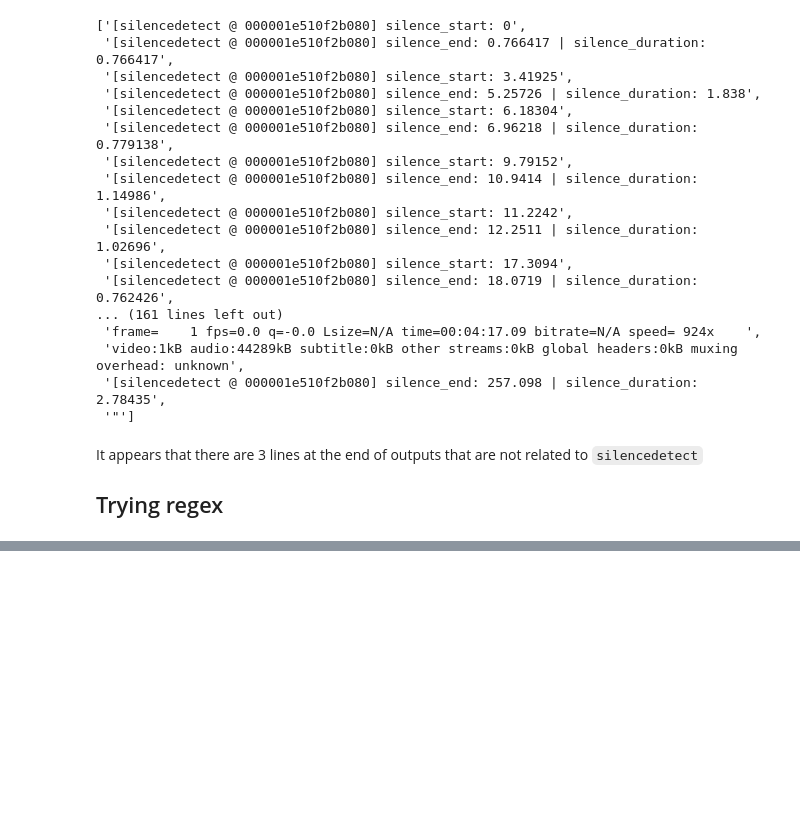
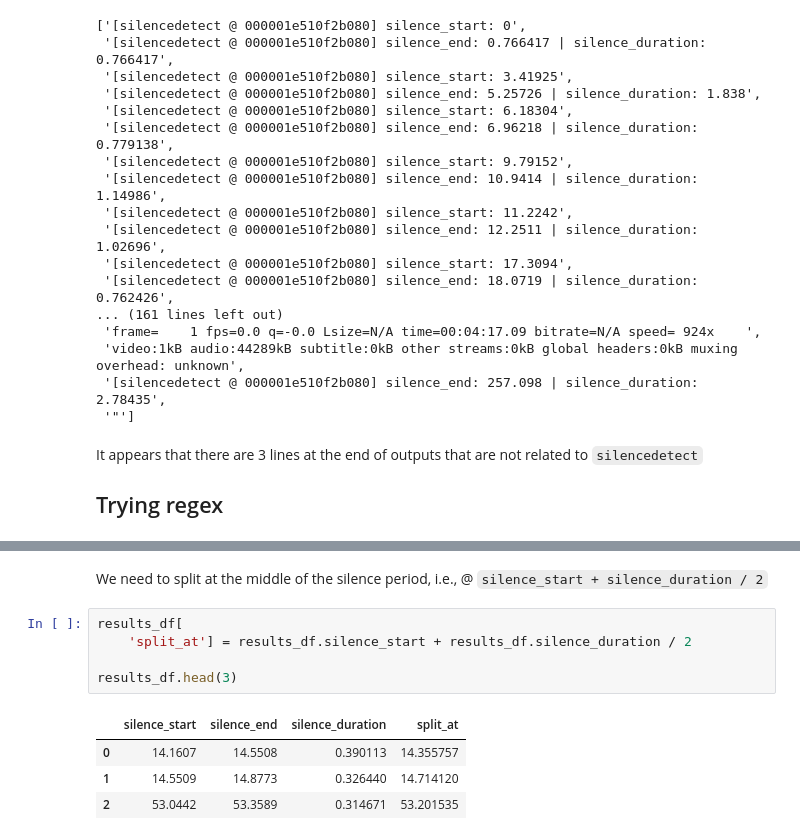
Before and after one commit to drnesr/mp3_splitter, a Jupyter notebook: Splitter.ipynb, the cells around one changed output, grey strips where cells are left out. Drawn from its saved outputs; the diff is of its cells as text; blank space fills up the shorter version.

```diff
--- a/Splitter.ipynb
+++ b/Splitter.ipynb
@@ -133,0 +168,13 @@ list(result)
+# %% [markdown]
+We need to split at the middle of the silence period,
+ i.e., @ `silence_start + silence_duration / 2`
+# %%
+results_df[
+    'split_at'] = results_df.silence_start + results_df.silence_duration / 2
+
+results_df.head(3)
+# %% [output]
+|  | silence_start | silence_end | silence_duration | split_at |
+| 0 | 14.1607 | 14.5508 | 0.390113 | 14.355757 |
+| 1 | 14.5509 | 14.8773 | 0.326440 | 14.714120 |
+| 2 | 53.0442 | 53.3589 | 0.314671 | 53.201535 |
```
Also changed, not shown: parts of 4 cells of this notebook.
